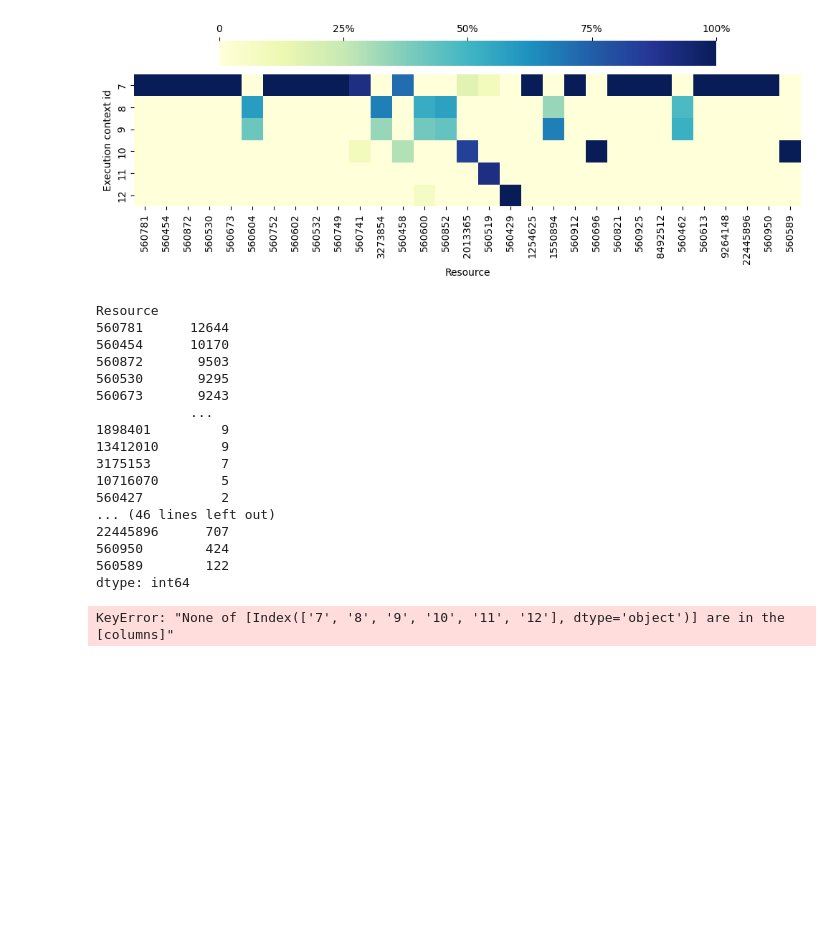
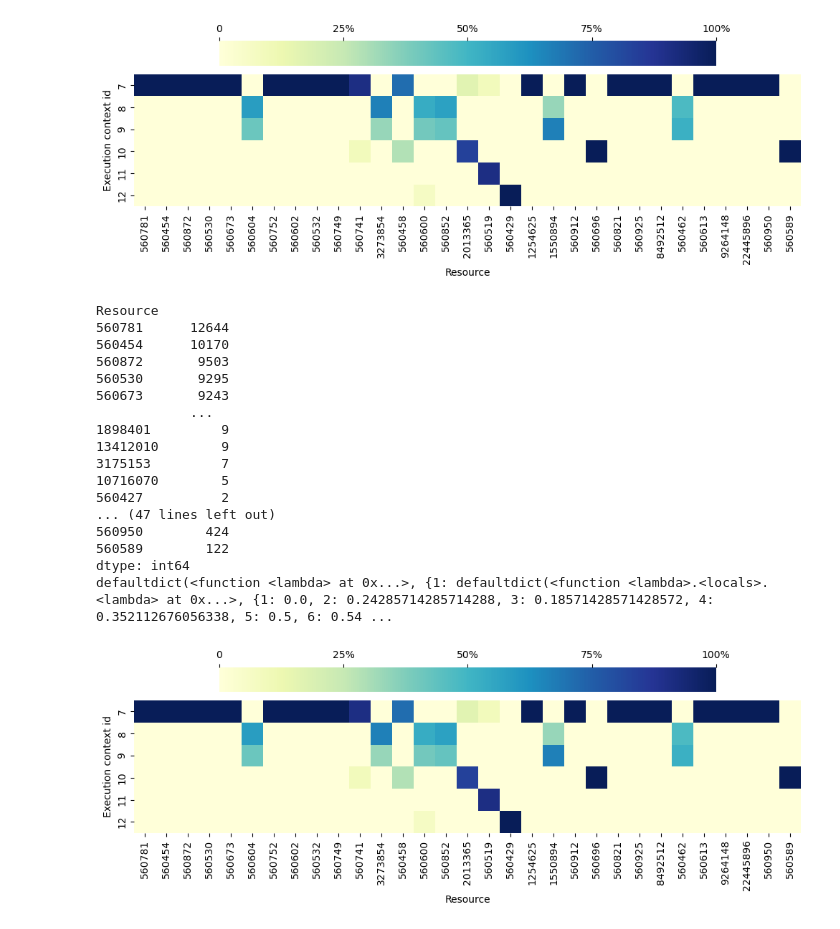
Before and after one commit to lucasb243/No-time-to-dice_group_project_IE692, a Jupyter notebook: learn_all.ipynb, the cells around one changed output. Cells and saved outputs as stored; diff of their text form; code cells hidden in the pictures; blank space fills up the shorter version.

```diff
--- a/learn_all.ipynb
+++ b/learn_all.ipynb
@@ -706,12 +709,12 @@ defaultdict(<function <lambda> at 0x...>, {1: defaultdict(<function <lambda>.<lo
 # %%
 # matrix from paper
-df = pd.read_csv('output.csv')
-df = df.rename(columns={
-            "org:resource": "Resource",
-            "AT_rule": "AT",
-            "TT_rule": "TT",
-            "CT_rule": "CT",
-    })
+df = pd.read_csv('data/processed/bpic15_amended_typed.csv')
+#df = df.rename(columns={
+#            "org:resource": "Resource",
+#            "AT_rule": "AT",
+#            "TT_rule": "TT",
+#            "CT_rule": "CT",
+#    })
 
 df_res_events = df.groupby('Resource').size().sort_values(ascending=False).iloc[:]
 print(df_res_events)
@@ -790,33 +793,33 @@ print(mat_jac_dist)
 
 df_jac_dist = pd.DataFrame(mat_jac_dist).loc[1:7][list(range(1, 7+1))]
 # df_jac_dist
 
 f, ax = plt.subplots(figsize=(12, 3))
 sns.heatmap(df_res_co_events.T, ax=ax, cmap='YlGnBu', annot=False,
             cbar_kws=dict(use_gridspec=False, location="top"))
 cbar = ax.collections[0].colorbar
 cbar.set_ticks([0, .25, .5, .75, 1])
 cbar.set_ticklabels(['0', '25%', '50%', '75%', '100%'])
 plt.xlabel("Resource")
 plt.ylabel("Execution context id")
 plt.show()
 f.savefig("graphs/res_prof_paper.pdf", bbox_inches='tight')
 # %% [output]
 Resource
 560781      12644
 560454      10170
 560872       9503
 560530       9295
 560673       9243
             ...
 1898401         9
 13412010        9
 3175153         7
 10716070        5
 560427          2
-... (46 lines left out)
-22445896      707
+... (47 lines left out)
 560950        424
 560589        122
 dtype: int64
+defaultdict(<function <lambda> at 0x...>, {1: defaultdict(<function <lambda>.<locals>.<lambda> at 0x...>, {1: 0.0, 2: 0.24285714285714288, 3: 0.18571428571428572, 4: 0.352112676056338, 5: 0.5, 6: 0.54 ...
-KeyError: "None of [Index(['7', '8', '9', '10', '11', '12'], dtype='object')] are in the [columns]"
+[figure, added]
```
Also changed, not shown: parts of 3 cells of this notebook.
